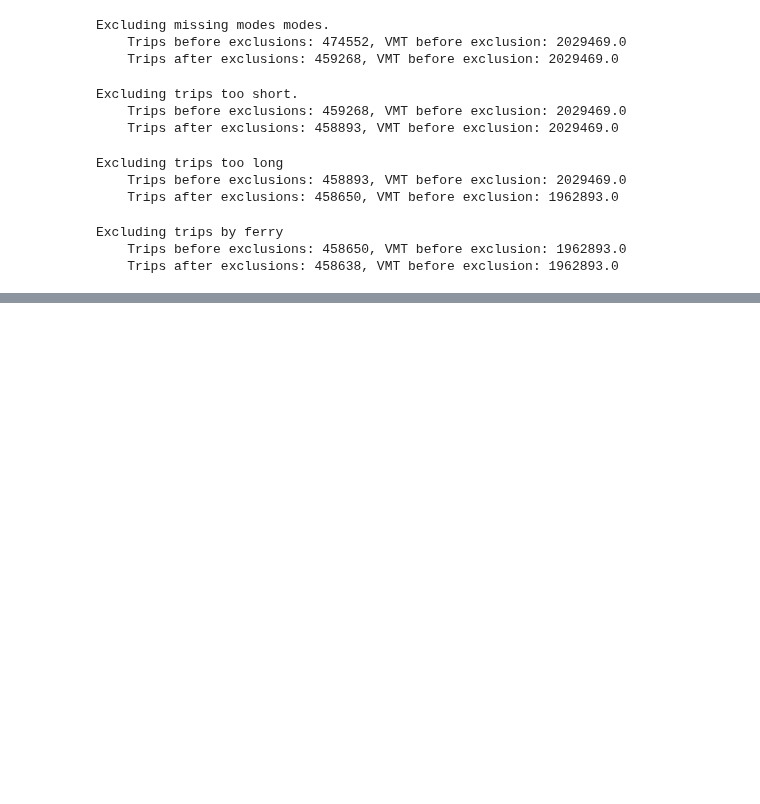
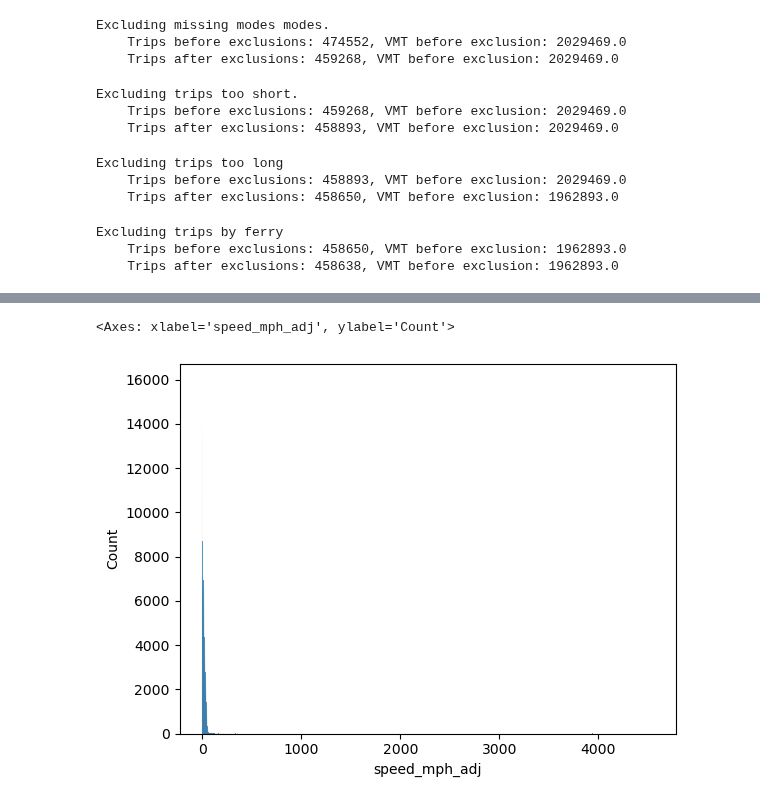
Before and after one commit to Metropolitan-Council/vmt-mode-shift-study, a Jupyter notebook: data_processing/Clean and Decode TBI.ipynb, the cells around one changed output, grey strips where cells are left out. Drawn from its saved outputs; the diff is of its cells as text; code cells hidden in the pictures; blank space fills up the shorter version.

```diff
--- a/data_processing/Clean and Decode TBI.ipynb
+++ b/data_processing/Clean and Decode TBI.ipynb
@@ -587,0 +711,2 @@ Excluding trips by ferry
+# %%
+df["speed_mph_adj"] = df.distance / (df.duration_adj/60. + 0.01)
@@ -587,0 +725,5 @@ Excluding trips by ferry
+# %%
+sns.histplot(df["speed_mph_adj"])
+# %% [output]
+<Axes: xlabel='speed_mph_adj', ylabel='Count'>
+[figure, added]
```
Also changed, not shown: parts of 21 cells of this notebook.
